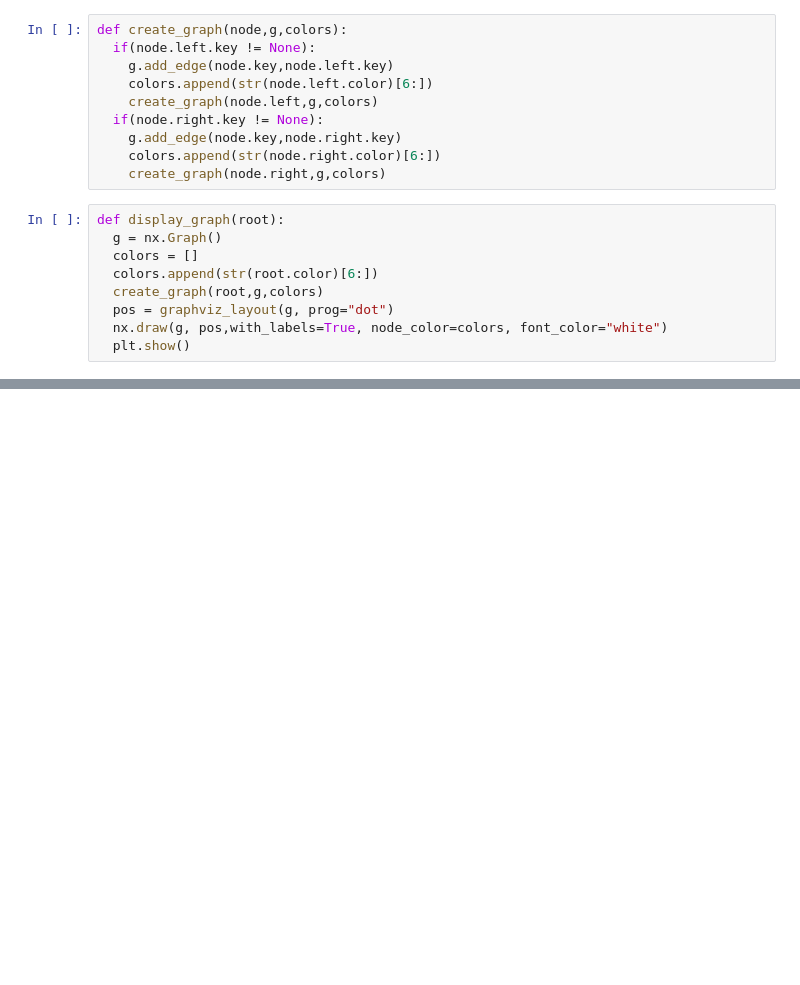
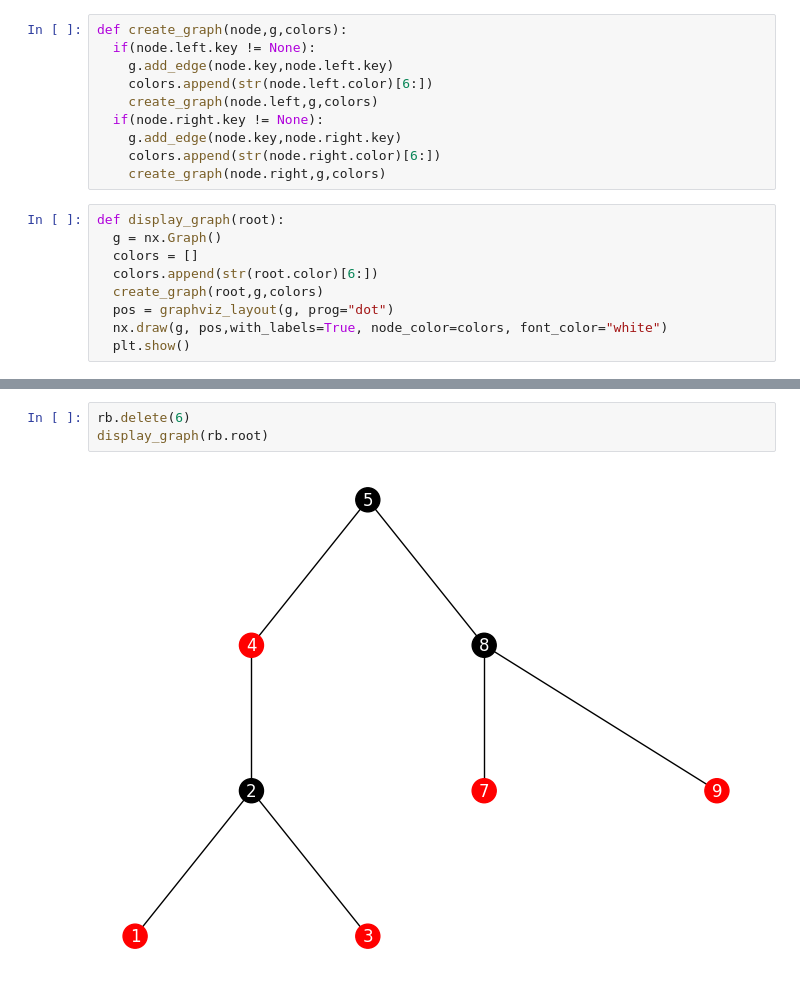
Before and after one commit to SaiPradyumn/TreeMap_implementing_RBTree_python, a Jupyter notebook: main.ipynb, the cells around one changed output, grey strips where cells are left out. Cells and saved outputs as stored; diff of their text form; blank space fills up the shorter version.

```diff
--- a/main.ipynb
+++ b/main.ipynb
@@ -266,0 +333,5 @@ for i in range(5,0, -1):
+# %%
+rb.delete(6)
+display_graph(rb.root)
+# %% [output]
+[figure, added]
```
Also changed, not shown: parts of 3 cells of this notebook.
